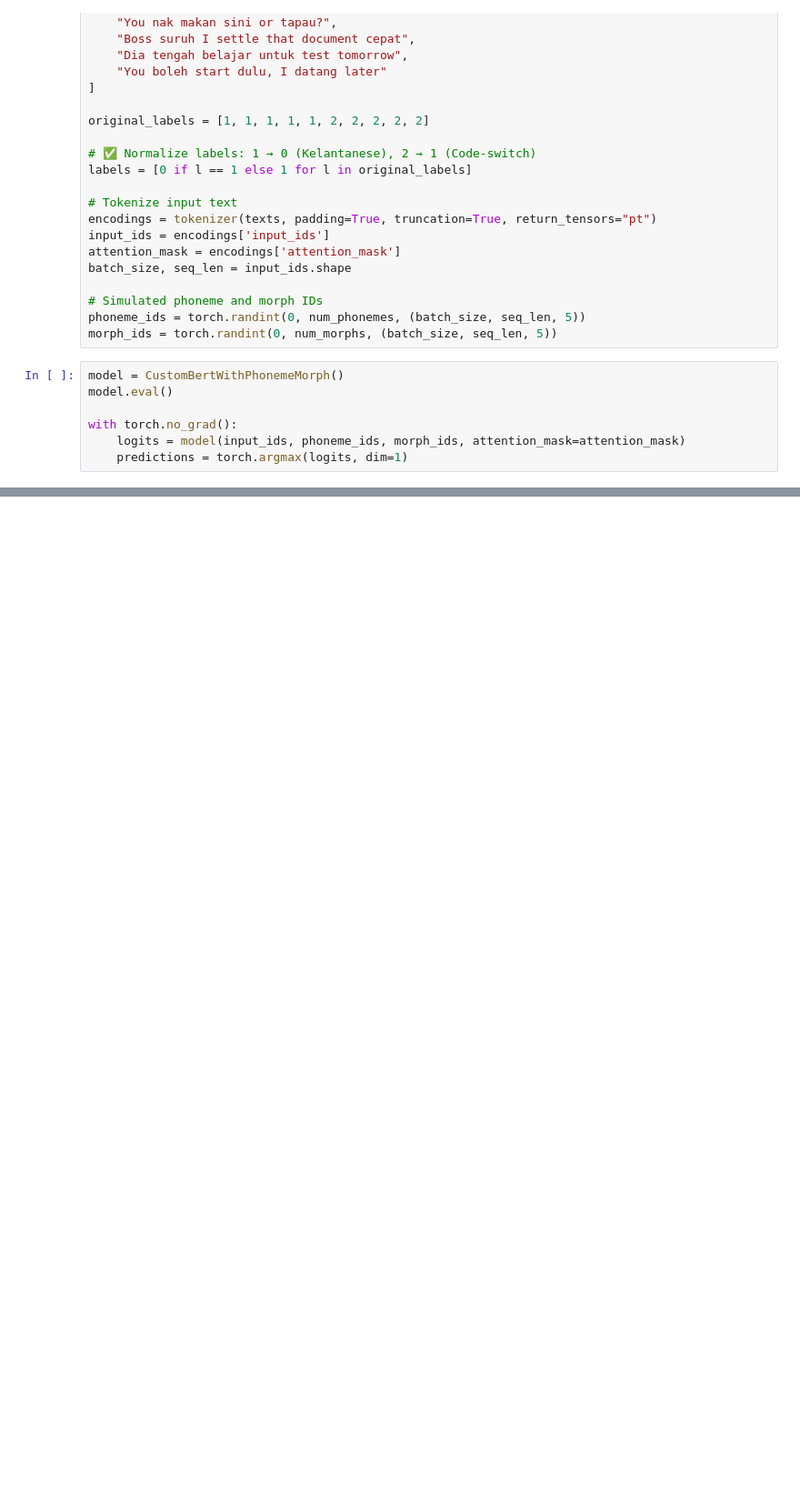
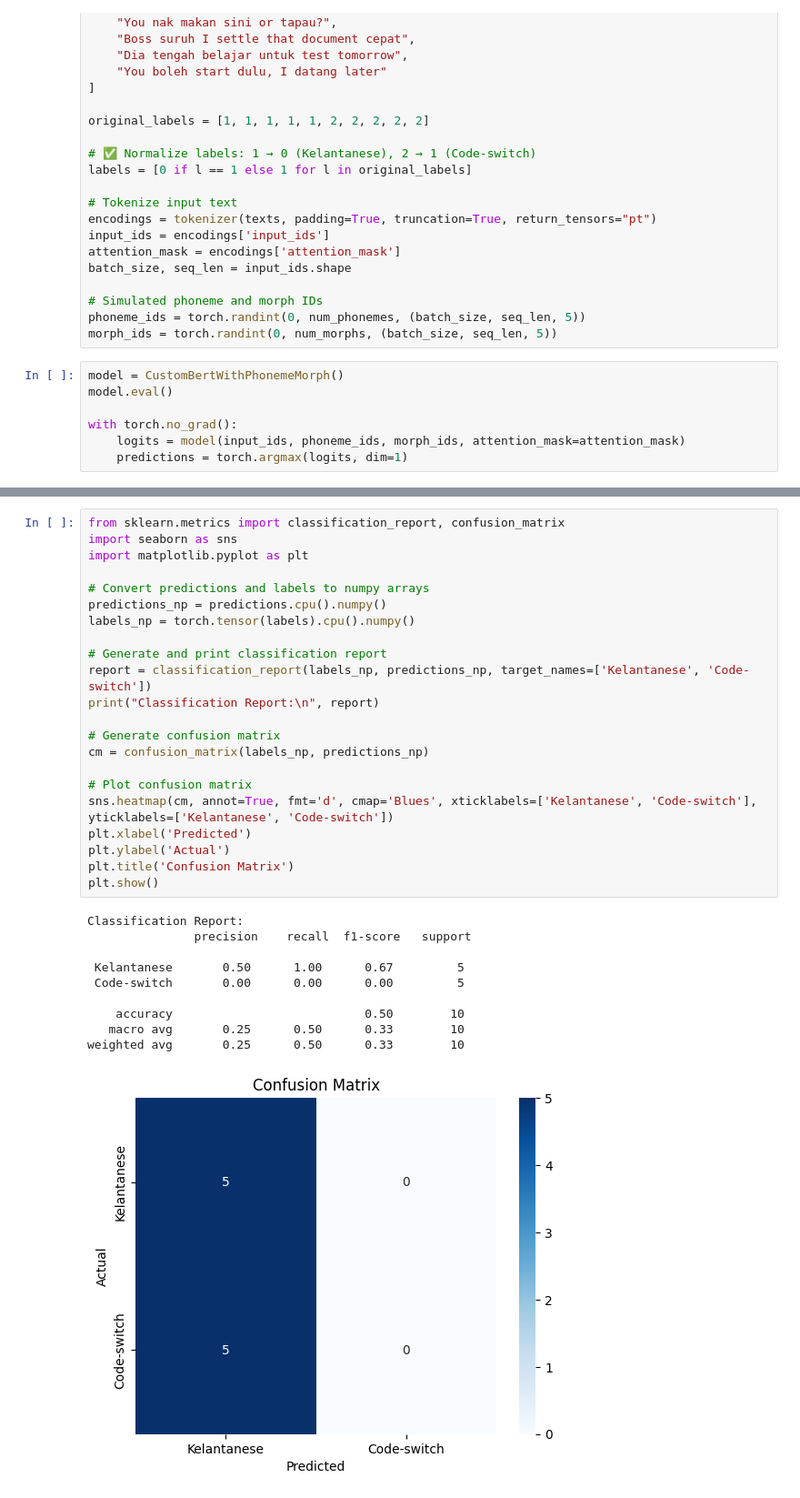
Before and after one commit to aliikhwan99/Text_Embeddings, a Jupyter notebook: text-embeddings.ipynb, the cells around one changed output, grey strips where cells are left out. Shown at 91% size. Cells and saved outputs as stored; diff of their text form; blank space fills up the shorter version.

```diff
--- a/text-embeddings.ipynb
+++ b/text-embeddings.ipynb
@@ -294,0 +478,33 @@ weighted avg       0.38      0.40      0.38        10
+# %%
+from sklearn.metrics import classification_report, confusion_matrix
+import seaborn as sns
+import matplotlib.pyplot as plt
+
+# Convert predictions and labels to numpy arrays
+predictions_np = predictions.cpu().numpy()
+labels_np = torch.tensor(labels).cpu().numpy()
+
+# Generate and print classification report
+report = classification_report(labels_np, predictions_np, target_names=['Kelantanese', 'Code-switch'])
+print("Classification Report:\n", report)
+
+# Generate confusion matrix
+cm = confusion_matrix(labels_np, predictions_np)
+
+# Plot confusion matrix
+sns.heatmap(cm, annot=True, fmt='d', cmap='Blues', xticklabels=['Kelantanese', 'Code-switch'], yticklabels=['Kelantanese', 'Code-switch'])
+plt.xlabel('Predicted')
+plt.ylabel('Actual')
+plt.title('Confusion Matrix')
+plt.show()
+# %% [output]
+Classification Report:
+               precision    recall  f1-score   support
+
+ Kelantanese       0.50      1.00      0.67         5
+ Code-switch       0.00      0.00      0.00         5
+
+    accuracy                           0.50        10
+   macro avg       0.25      0.50      0.33        10
+weighted avg       0.25      0.50      0.33        10
+[figure, added]
```
Also changed, not shown: parts of 6 cells of this notebook.
